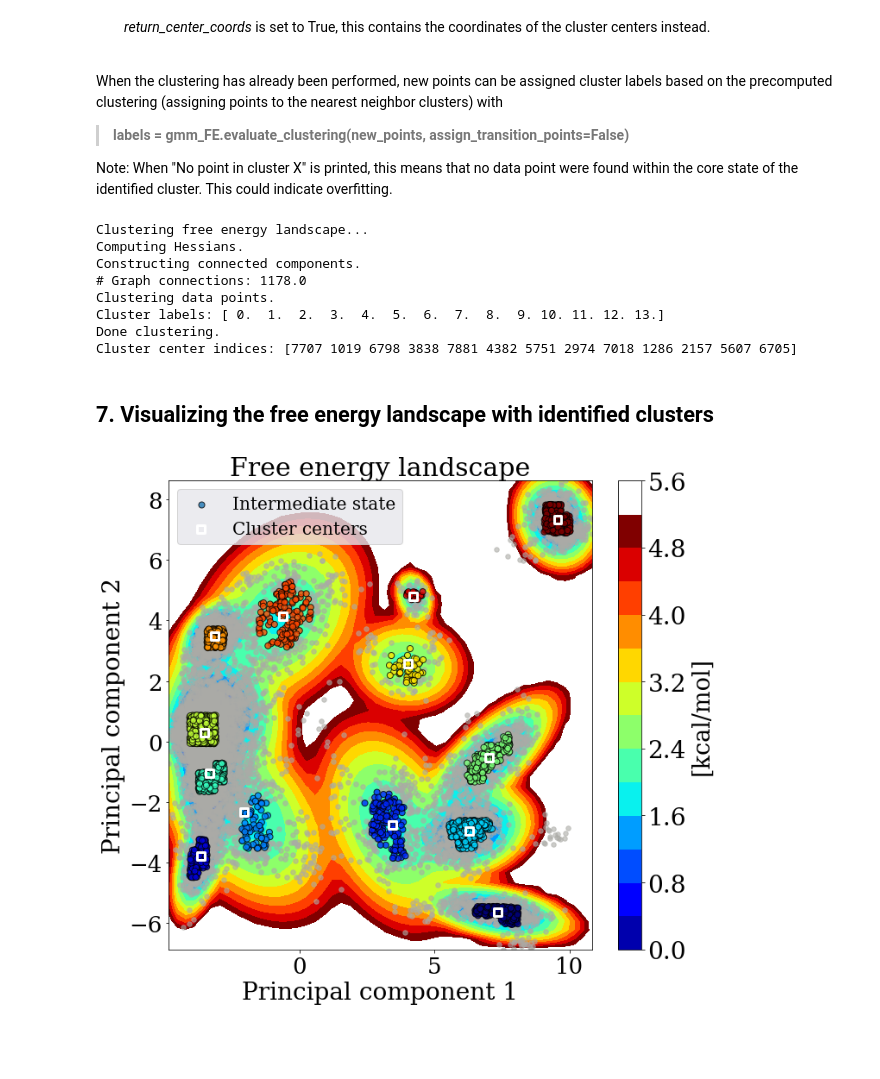
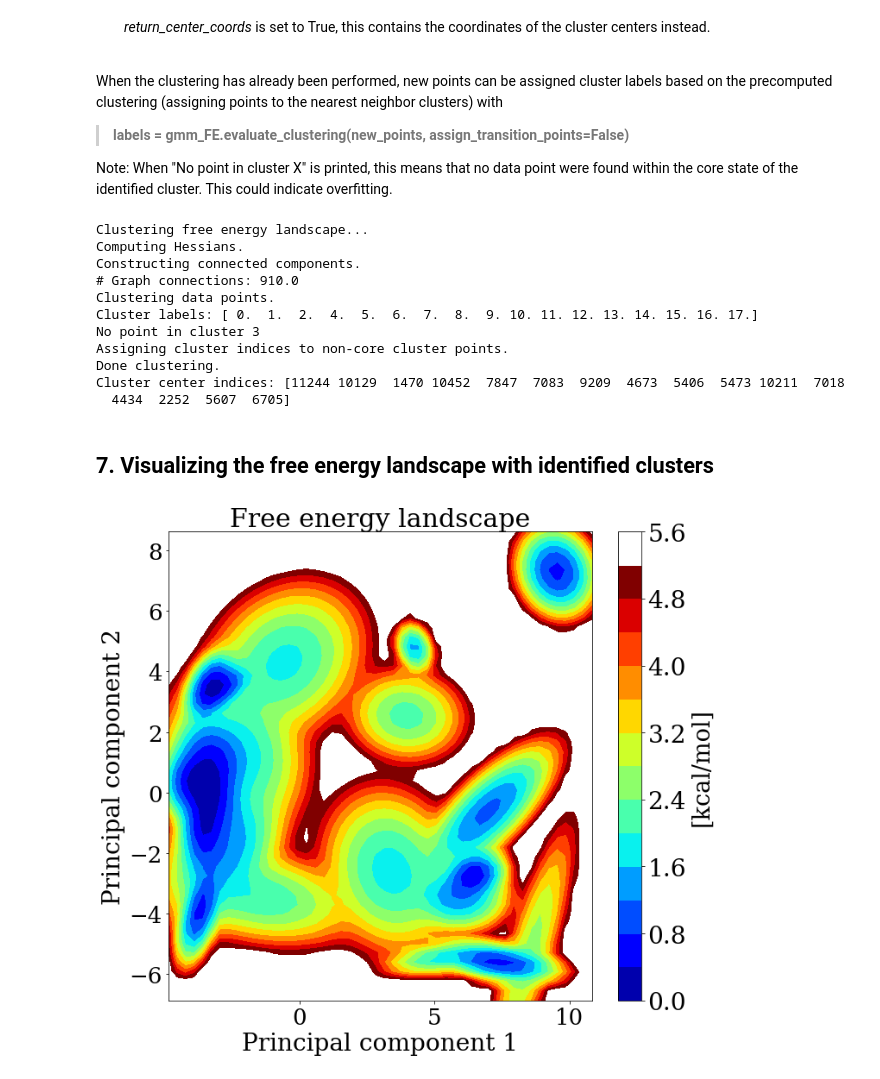
Before and after one commit to anniewesterlund/InfleCS-free-energy-clustering-tutorial, a Jupyter notebook: GMM_free_energy_clustering_tutorial.ipynb, the cells around one changed output. Saved outputs shown, nothing was run; the diff lists cells and outputs as text; code cells hidden in the pictures; blank space fills up the shorter version.

```diff
--- a/GMM_free_energy_clustering_tutorial.ipynb
+++ b/GMM_free_energy_clustering_tutorial.ipynb
@@ -183,21 +183,24 @@ When the clustering has already been performed, new points can be assigned clust
 
 Note: When "No point in cluster X" is printed, this means that no data point were found within the core state of the identified cluster. This could indicate overfitting.
 # %%
-labels, cluster_centers = gmm_FE.cluster(coords,FE_points,data, assign_transition_points=False)
+labels, cluster_centers = gmm_FE.cluster(coords,FE_points,data, assign_transition_points=True)
 print("Cluster center indices: "+str(cluster_centers))
 # %% [output]
 Clustering free energy landscape...
 Computing Hessians.
 Constructing connected components.
-# Graph connections: 1178.0
+# Graph connections: 910.0
 Clustering data points.
-Cluster labels: [ 0.  1.  2.  3.  4.  5.  6.  7.  8.  9. 10. 11. 12. 13.]
+Cluster labels: [ 0.  1.  2.  4.  5.  6.  7.  8.  9. 10. 11. 12. 13. 14. 15. 16. 17.]
+No point in cluster 3
+Assigning cluster indices to non-core cluster points.
 Done clustering.
-Cluster center indices: [7707 1019 6798 3838 7881 4382 5751 2974 7018 1286 2157 5607 6705]
+Cluster center indices: [11244 10129  1470 10452  7847  7083  9209  4673  5406  5473 10211  7018
+  4434  2252  5607  6705]
 # %% [markdown]
 ## 7. Visualizing the free energy landscape with identified clusters
 # %%
 # Visualize free energy landscape with cluster labels
-gmm_FE.visualize(savefig=True,vmax=5,show_data=True, xlabel='Principal component 1', ylabel='Principal component 2')
+gmm_FE.visualize(savefig=False,vmax=5,show_data=False, xlabel='Principal component 1', ylabel='Principal component 2')
 # %% [output]
-[figure, old version]
+[figure, new version]
```
Also changed, not shown: parts of 3 cells of this notebook, 2 other files.
